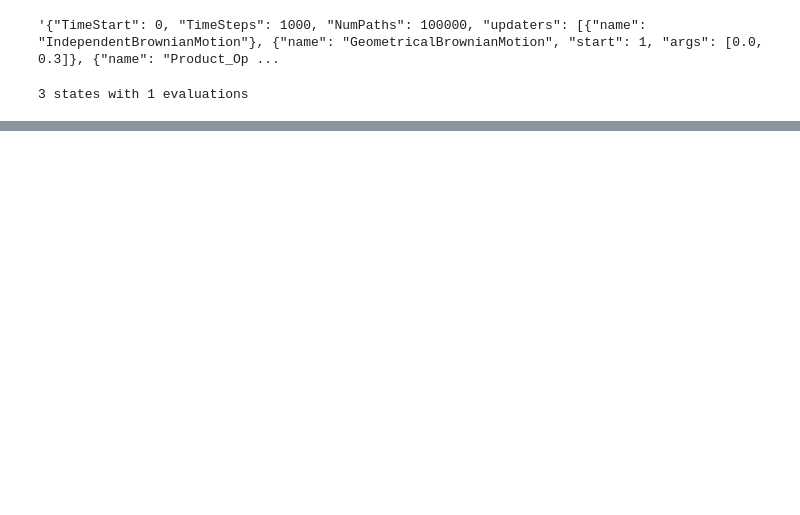
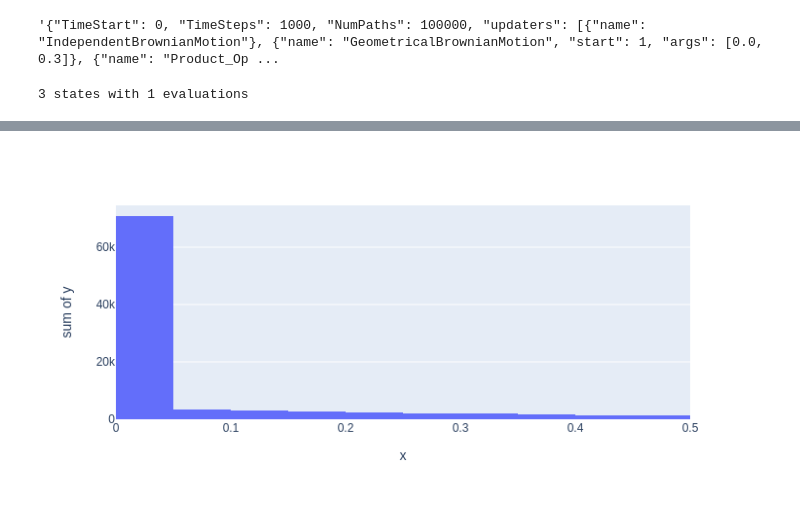
Before and after one commit to AlexanderZvyagin/MonteCarlo-SDK, a Jupyter notebook: python/t5_Histograms.ipynb, the cells around one changed output, grey strips where cells are left out. Saved outputs shown, nothing was run; the diff lists cells and outputs as text; code cells hidden in the pictures; blank space fills up the shorter version.

```diff
--- a/python/t5_Histograms.ipynb
+++ b/python/t5_Histograms.ipynb
@@ -67,0 +83,17 @@ results.df()
+# %%
+import plotly.express as px
+def linspace(min:float,max:float,n:int):
+    assert n>=2 and min!=max
+    step = (max-min)/n
+    return [min] + [min+step*i for i in range(1,n-2)] + [max]
+
+def PlotHistogram1D (h):
+    xmin = h['histogram']['Xmin']
+    xmax = h['histogram']['Xmax']
+    bins = h['histogram']['bins']
+    nx = len(bins)
+    dx = (xmax-xmin)/nx
+    return px.histogram(x=[xmin+dx*i for i in range(nx)],y=bins,range_x=[xmin,xmax],nbins=nx)
+# %%
+PlotHistogram1D(results.histograms[0])
+# %% [output]
@@ -67,0 +101 @@ results.df()
+[figure, added]
```
Also changed, not shown: parts of 14 cells of this notebook, 1 other file.
